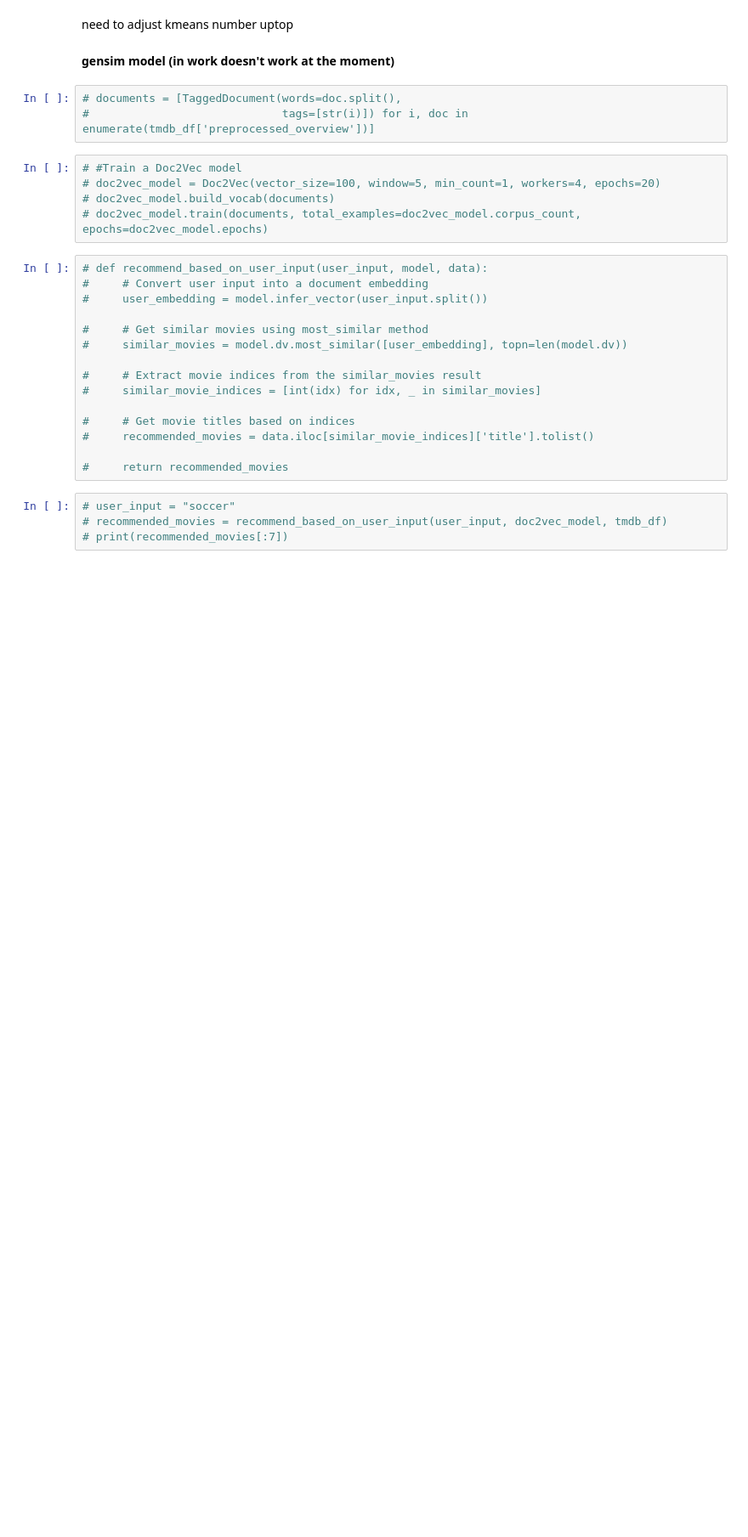
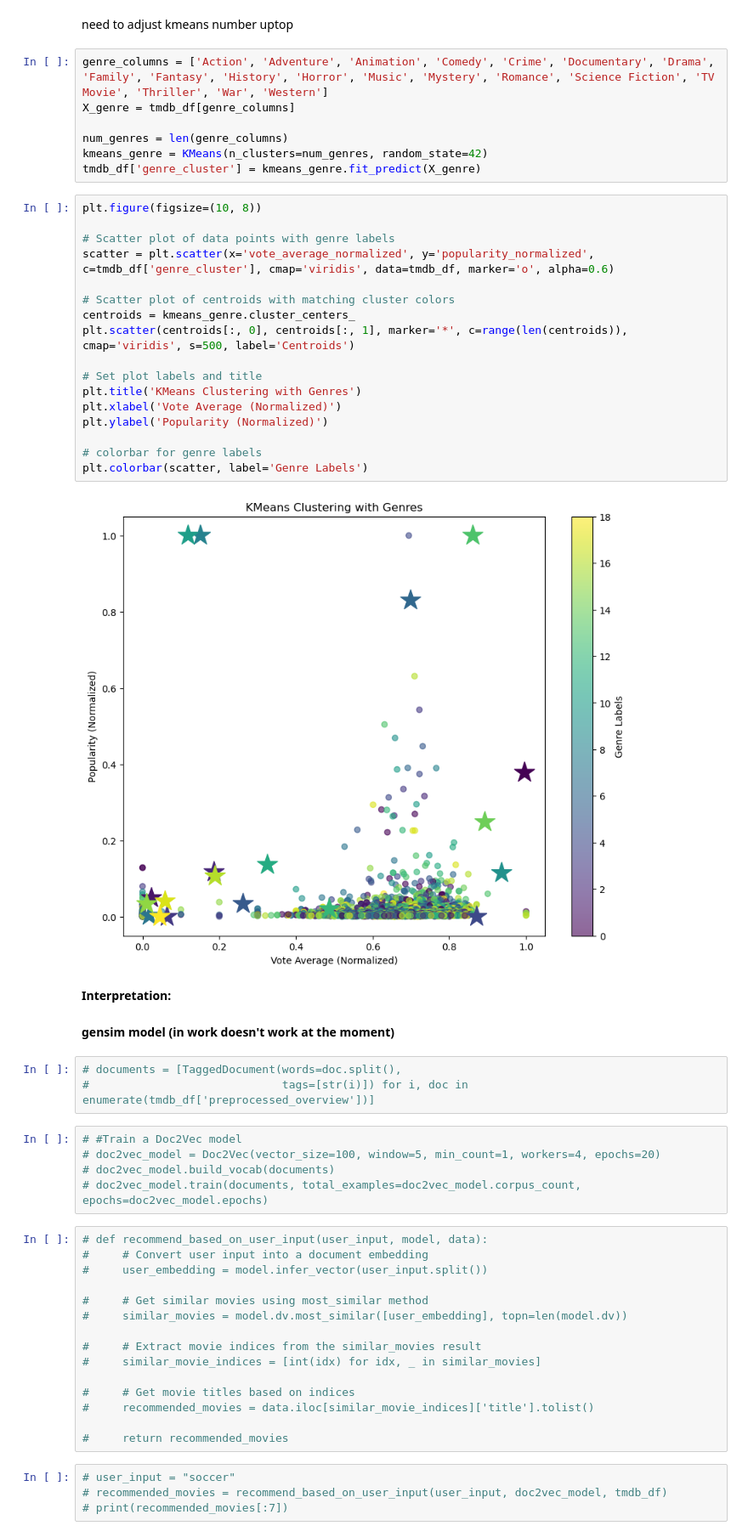
Before and after one commit to tamadasun/Integrated-Movie-Recommendation-and-Analysis, a Jupyter notebook: notebooks/02_Data_Modeling.ipynb, the cells around one changed output. Shown at 85% size. Saved outputs shown, nothing was run; the diff lists cells and outputs as text; blank space fills up the shorter version.

```diff
--- a/notebooks/02_Data_Modeling.ipynb
+++ b/notebooks/02_Data_Modeling.ipynb
@@ -778,5 +920,33 @@ tmdb_df['genre_cluster'].value_counts()
 # %% [markdown]
 need to adjust kmeans number uptop
+# %%
+genre_columns = ['Action', 'Adventure', 'Animation', 'Comedy', 'Crime', 'Documentary', 'Drama', 'Family', 'Fantasy', 'History', 'Horror', 'Music', 'Mystery', 'Romance', 'Science Fiction', 'TV Movie', 'Thriller', 'War', 'Western']
+X_genre = tmdb_df[genre_columns]
+
+num_genres = len(genre_columns)
+kmeans_genre = KMeans(n_clusters=num_genres, random_state=42)
+tmdb_df['genre_cluster'] = kmeans_genre.fit_predict(X_genre)
+# %%
+plt.figure(figsize=(10, 8))
+
+# Scatter plot of data points with genre labels
+scatter = plt.scatter(x='vote_average_normalized', y='popularity_normalized', c=tmdb_df['genre_cluster'], cmap='viridis', data=tmdb_df, marker='o', alpha=0.6)
+
+# Scatter plot of centroids with matching cluster colors
+centroids = kmeans_genre.cluster_centers_
+plt.scatter(centroids[:, 0], centroids[:, 1], marker='*', c=range(len(centroids)), cmap='viridis', s=500, label='Centroids')
+
+# Set plot labels and title
+plt.title('KMeans Clustering with Genres')
+plt.xlabel('Vote Average (Normalized)')
+plt.ylabel('Popularity (Normalized)')
+
+# colorbar for genre labels
+plt.colorbar(scatter, label='Genre Labels')
+# %% [output]
+[figure, added]
+# %% [markdown]
+**Interpretation:**
 # %% [markdown]
 **gensim model (in work doesn't work at the moment)**
 # %%
```
Also changed, not shown: parts of 27 cells of this notebook, 21 other files.
